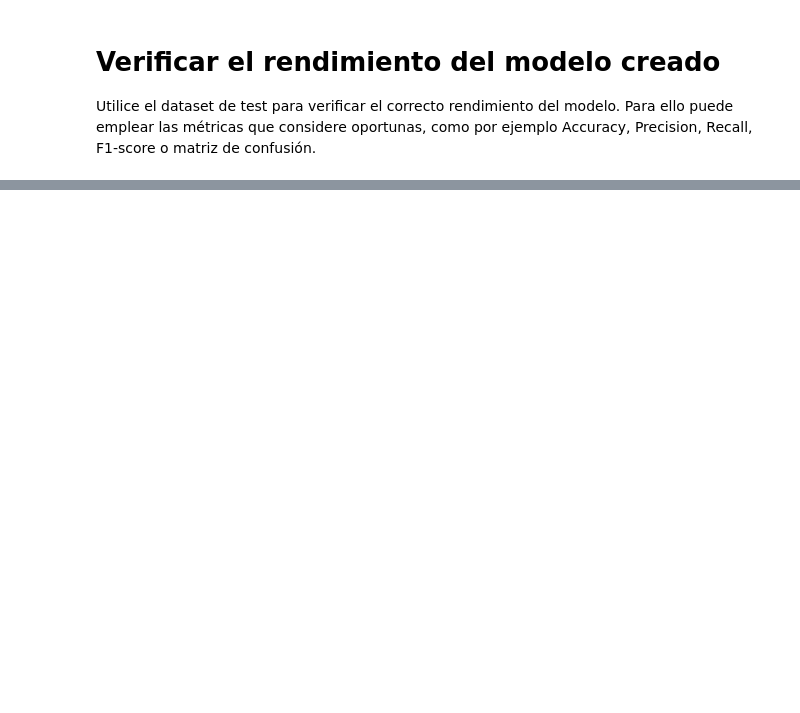
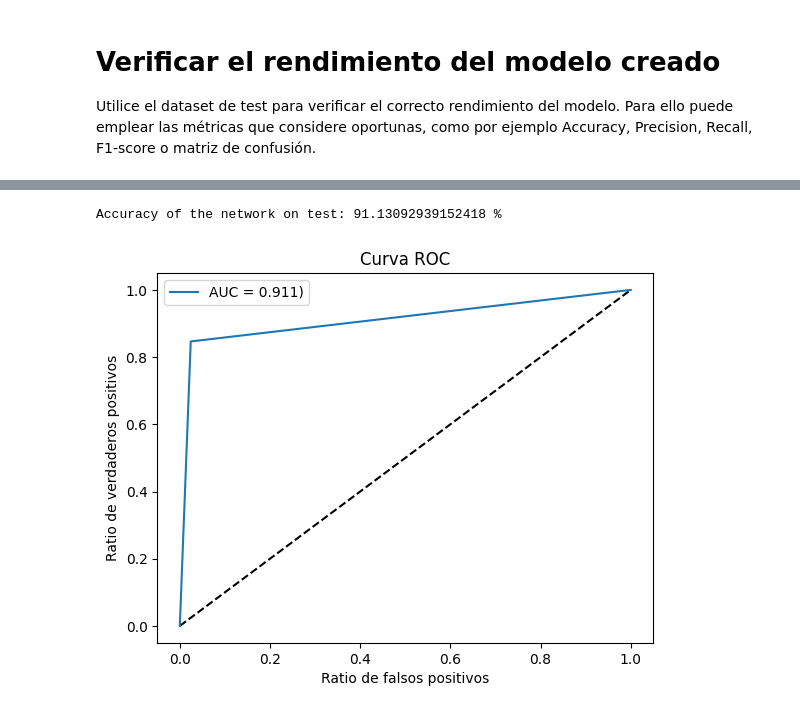
Before and after one commit to Laboratorios-2-MIT-MC/IA-Ciber, a Jupyter notebook: Prácticas/Práctica 1/P1_ENUNCIADO_NOTEBOOK.ipynb, the cells around one changed output, grey strips where cells are left out. Cells and saved outputs as stored; diff of their text form; code cells hidden in the pictures; blank space fills up the shorter version.

Commit message:
Added ROC curve

```diff
--- a/Prácticas/Práctica 1/P1_ENUNCIADO_NOTEBOOK.ipynb
+++ b/Prácticas/Práctica 1/P1_ENUNCIADO_NOTEBOOK.ipynb
@@ -539,0 +540,38 @@ tensor([[0.9758, 0.0242],
+# %%
+from sklearn.metrics import roc_curve
+from sklearn.metrics import roc_auc_score
+
+with torch.no_grad():
+    n_correct = 0
+    n_samples = 0
+    y_true = []
+    y_pred = []
+    for X, Y in test_loader:
+
+        X, Y = X.to(device), Y.to(device)
+
+        outputs = model(X)
+
+        _, predicted = torch.max(outputs.data, 1)
+        n_samples += Y.size(0)
+        n_correct += (predicted == Y).sum().item()
+        y_true.extend(Y.cpu().numpy())  # Move to CPU and convert to numpy
+        y_pred.extend(predicted.cpu().numpy())  # Move to CPU and convert to numpy
+
+    acc = 100.0 * n_correct / n_samples
+    print(f'Accuracy of the network on test: {acc} %')
+
+fpr, tpr, _ = roc_curve(y_true, y_pred)
+roc_auc = roc_auc_score(y_true, y_pred)
+
+plt.figure(1)
+plt.plot([0, 1], [0, 1], 'k--')
+plt.plot(fpr, tpr, label='AUC = {:.3f})'.format(roc_auc))
+plt.xlabel('Ratio de falsos positivos')
+plt.ylabel('Ratio de verdaderos positivos')
+plt.title('Curva ROC')
+plt.legend(loc='best')
+plt.show()
+# %% [output]
+Accuracy of the network on test: 91.13092939152418 %
+[figure, added]
```
Also changed, not shown: parts of 7 cells of this notebook.
